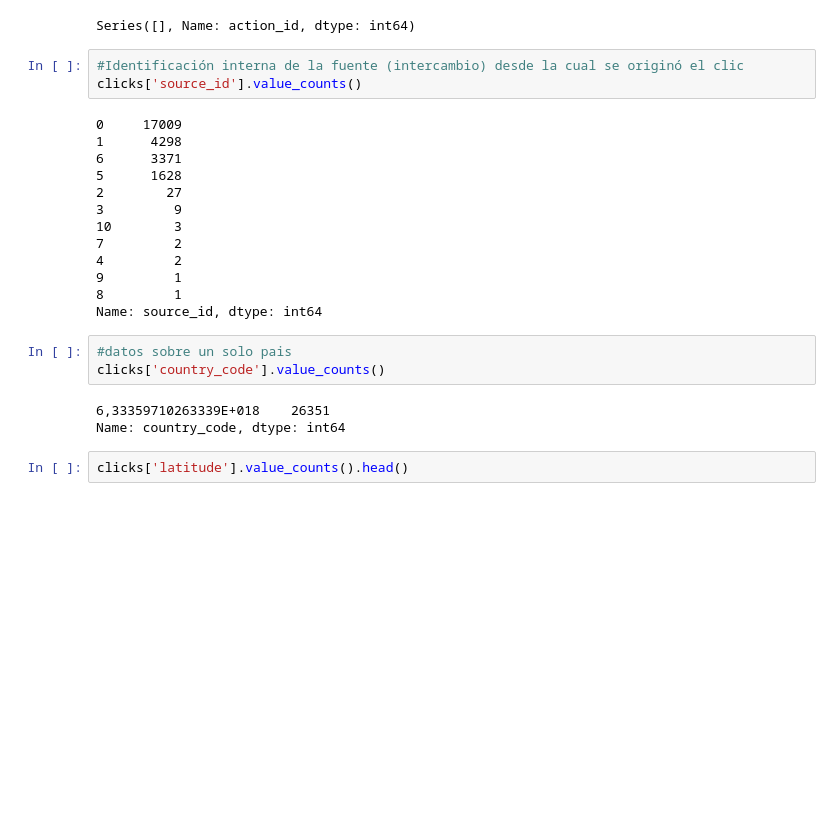
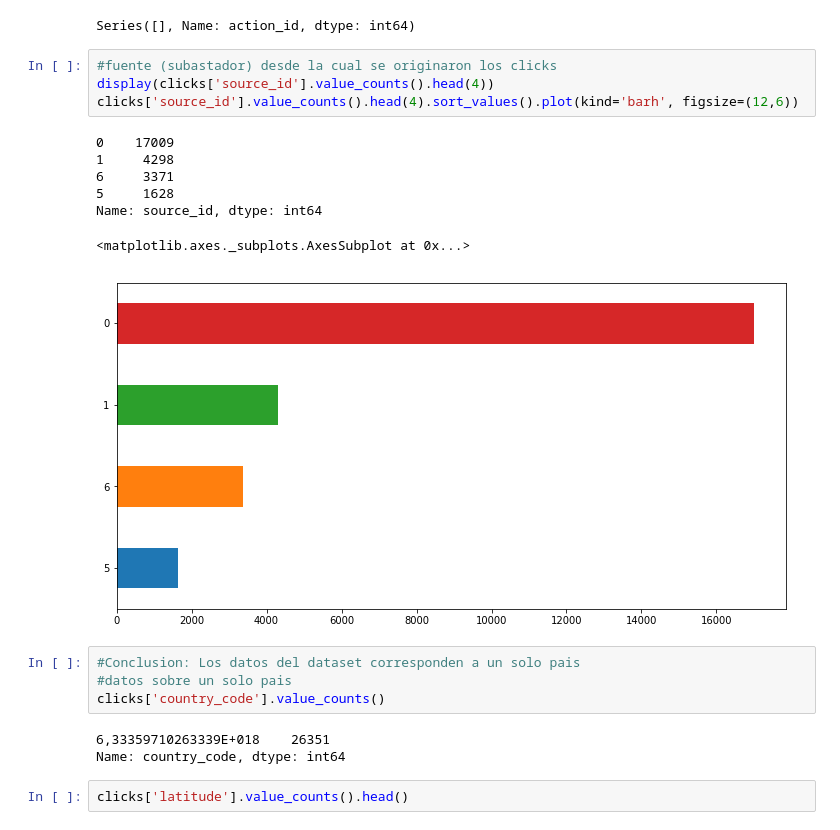
Before and after one commit to cruzpa95/Datos2019, a Jupyter notebook: clicks.ipynb, the cells around one changed output. Drawn from its saved outputs; the diff is of its cells as text; blank space fills up the shorter version.

```diff
--- a/clicks.ipynb
+++ b/clicks.ipynb
@@ -106,23 +124,20 @@ plt.show()
 clicks['action_id'].value_counts()
 # %% [output]
 Series([], Name: action_id, dtype: int64)
-# %%
-#Identificación interna de la fuente (intercambio) desde la cual se originó el clic
-clicks['source_id'].value_counts()
-# %% [output]
-0     17009
-1      4298
-6      3371
-5      1628
-2        27
-3         9
-10        3
-7         2
-4         2
-9         1
-8         1
-Name: source_id, dtype: int64
+# %%
+#fuente (subastador) desde la cual se originaron los clicks
+display(clicks['source_id'].value_counts().head(4))
+clicks['source_id'].value_counts().head(4).sort_values().plot(kind='barh', figsize=(12,6))
+# %% [output]
+0    17009
+1     4298
+6     3371
+5     1628
+Name: source_id, dtype: int64
+<matplotlib.axes._subplots.AxesSubplot at 0x...>
+[figure, added]
 # %%
+#Conclusion: Los datos del dataset corresponden a un solo pais
 #datos sobre un solo pais
 clicks['country_code'].value_counts()
 # %% [output]
```
Also changed, not shown: parts of 12 cells of this notebook.
